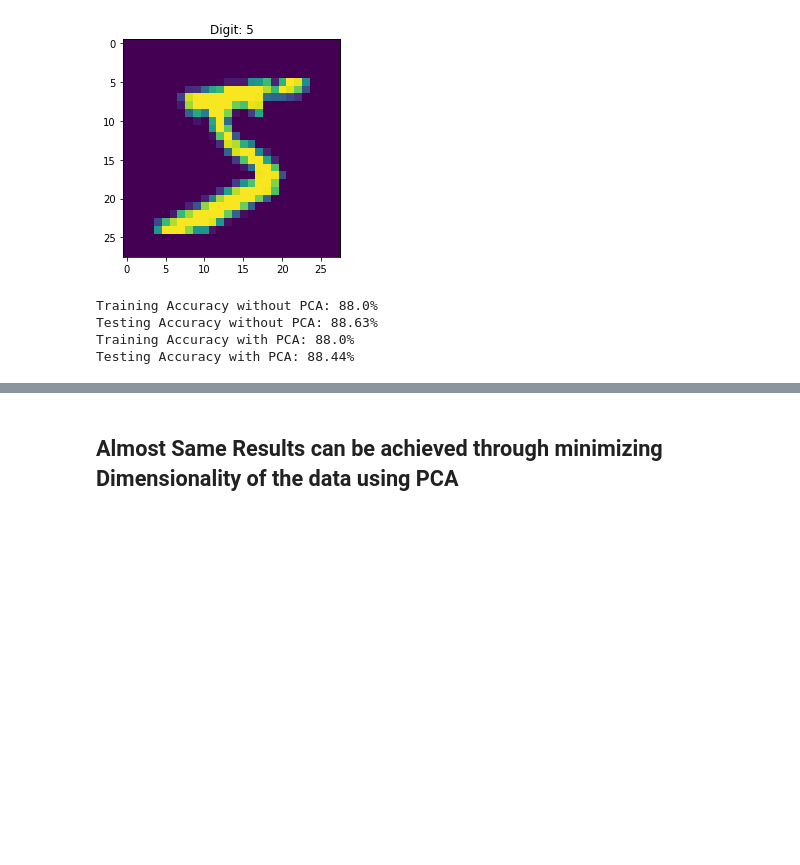
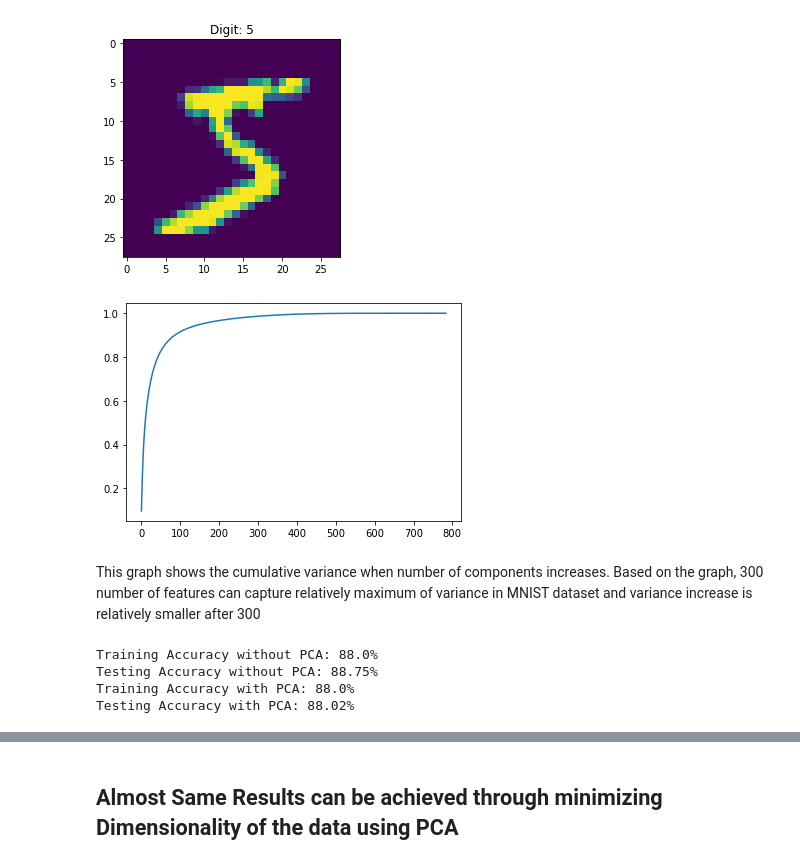
Before and after one commit to chirathlv/Deep-Learning, a Jupyter notebook: PCA on MNIST Data using Logistic Regression.ipynb, the cells around one changed output, grey strips where cells are left out. Drawn from its saved outputs; the diff is of its cells as text; code cells hidden in the pictures; blank space fills up the shorter version.

```diff
--- a/PCA on MNIST Data using Logistic Regression.ipynb
+++ b/PCA on MNIST Data using Logistic Regression.ipynb
@@ -48,4 +50,20 @@ photo = 0
 showPic(Xtrain[photo],Ytrain[photo])
 # %% [output]
 [figure]
+# %%
+# Find the best number of components using PCA
+pca_all = PCA()
+pca_all.fit(Xtrain)
+P = []
+
+# Cumulative variance ratio graph
+for i,val in enumerate(pca_all.explained_variance_ratio_):
+    P.append(val+P[i-1]) if i!=0 else P.append(val)
+
+plt.plot(P)
+plt.show()
+# %% [output]
+[figure, added]
+# %% [markdown]
+This graph shows the cumulative variance when number of components increases. Based on the graph, 300 number of features can capture relatively maximum of variance in MNIST dataset and variance increase is relatively smaller after 300
 # %%
@@ -105,9 +124,9 @@ print("Training Accuracy with PCA: {}%".format(np.round(accuracy(Ytrain,predict(
 print("Testing Accuracy with PCA: {}%".format(np.round(accuracy(Ytest,predict(yhat))*100, decimals=2)))
 # %% [output]
 Training Accuracy without PCA: 88.0%
-Testing Accuracy without PCA: 88.63%
+Testing Accuracy without PCA: 88.75%
 Training Accuracy with PCA: 88.0%
-Testing Accuracy with PCA: 88.44%
+Testing Accuracy with PCA: 88.02%
 # %%
 size = 8
 plt.figure(figsize=(size,size))
```
Also changed, not shown: parts of 4 cells of this notebook.
